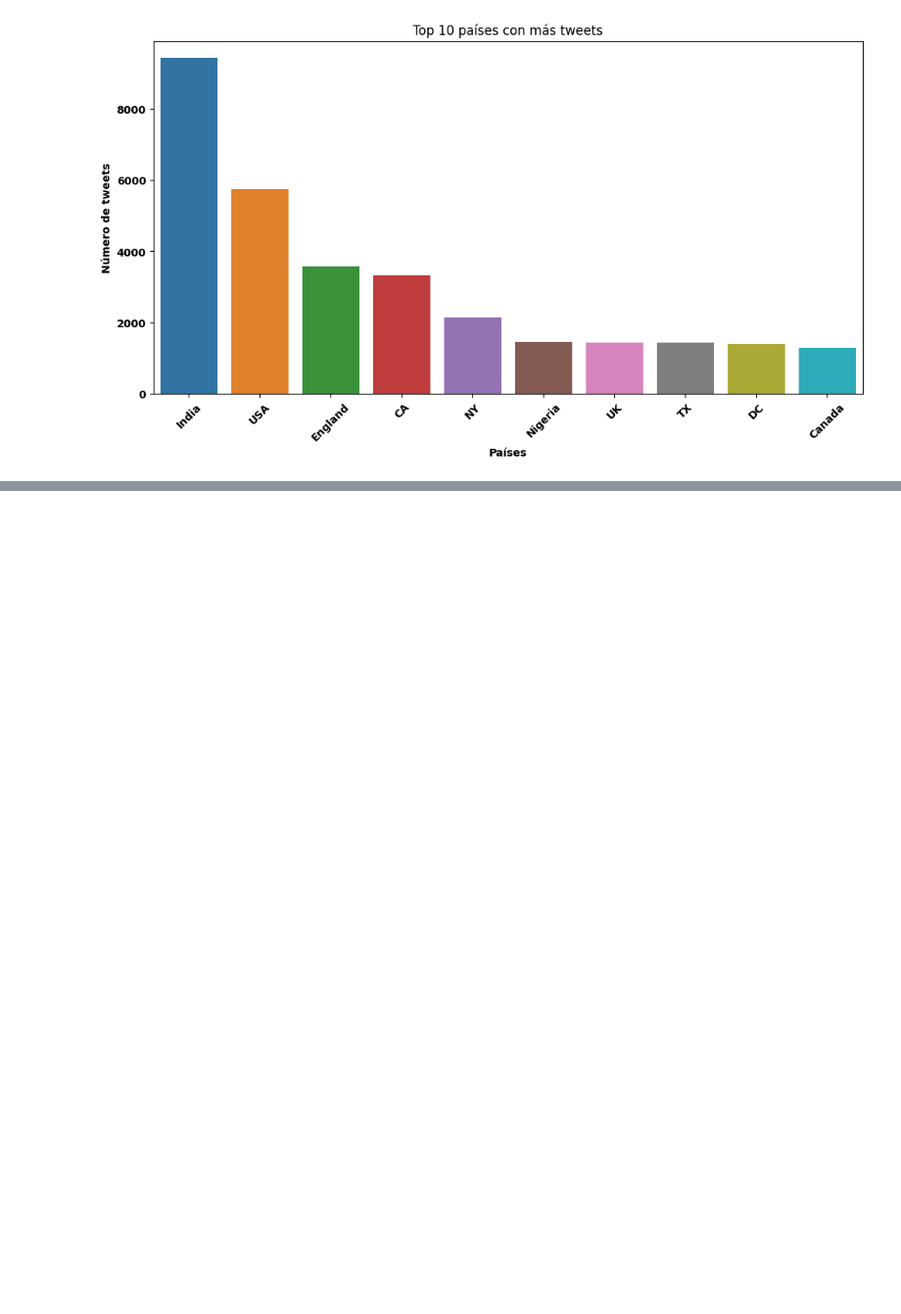
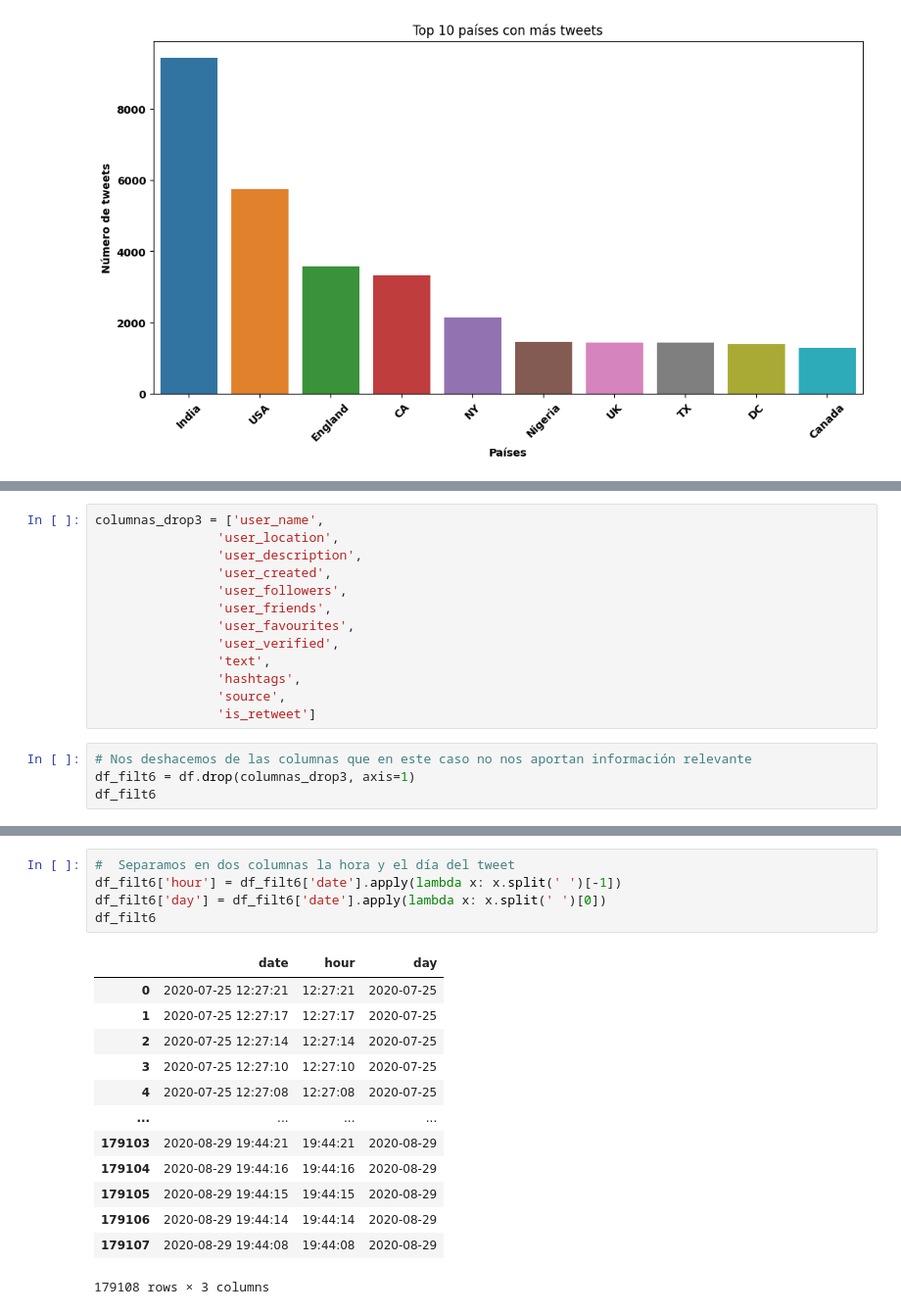
Before and after one commit to Enriquepardo/Dataset-Covid, a Jupyter notebook: DataSet_COVID.ipynb, the cells around one changed output, grey strips where cells are left out. Shown at 98% size. Cells and saved outputs as stored; diff of their text form; blank space fills up the shorter version.

```diff
--- a/DataSet_COVID.ipynb
+++ b/DataSet_COVID.ipynb
@@ -456,0 +481,17 @@ plt.show()
+# %%
+columnas_drop3 = ['user_name',
+                'user_location',
+                'user_description',
+                'user_created',
+                'user_followers',
+                'user_friends',
+                'user_favourites',
+                'user_verified',
+                'text',
+                'hashtags',
+                'source',
+                'is_retweet']
+# %%
+# Nos deshacemos de las columnas que en este caso no nos aportan información relevante
+df_filt6 = df.drop(columnas_drop3, axis=1)
+df_filt6
@@ -456,0 +512,19 @@ plt.show()
+# %%
+#  Separamos en dos columnas la hora y el día del tweet
+df_filt6['hour'] = df_filt6['date'].apply(lambda x: x.split(' ')[-1])
+df_filt6['day'] = df_filt6['date'].apply(lambda x: x.split(' ')[0])
+df_filt6
+# %% [output]
+|  | date | hour | day |
+| 0 | 2020-07-25 12:27:21 | 12:27:21 | 2020-07-25 |
+| 1 | 2020-07-25 12:27:17 | 12:27:17 | 2020-07-25 |
+| 2 | 2020-07-25 12:27:14 | 12:27:14 | 2020-07-25 |
+| 3 | 2020-07-25 12:27:10 | 12:27:10 | 2020-07-25 |
+| 4 | 2020-07-25 12:27:08 | 12:27:08 | 2020-07-25 |
+| ... | ... | ... | ... |
+| 179103 | 2020-08-29 19:44:21 | 19:44:21 | 2020-08-29 |
+| 179104 | 2020-08-29 19:44:16 | 19:44:16 | 2020-08-29 |
+| 179105 | 2020-08-29 19:44:15 | 19:44:15 | 2020-08-29 |
+| 179106 | 2020-08-29 19:44:14 | 19:44:14 | 2020-08-29 |
+| 179107 | 2020-08-29 19:44:08 | 19:44:08 | 2020-08-29 |
+179108 rows × 3 columns
```
Also changed, not shown: parts of 6 cells of this notebook, 1 other file.
